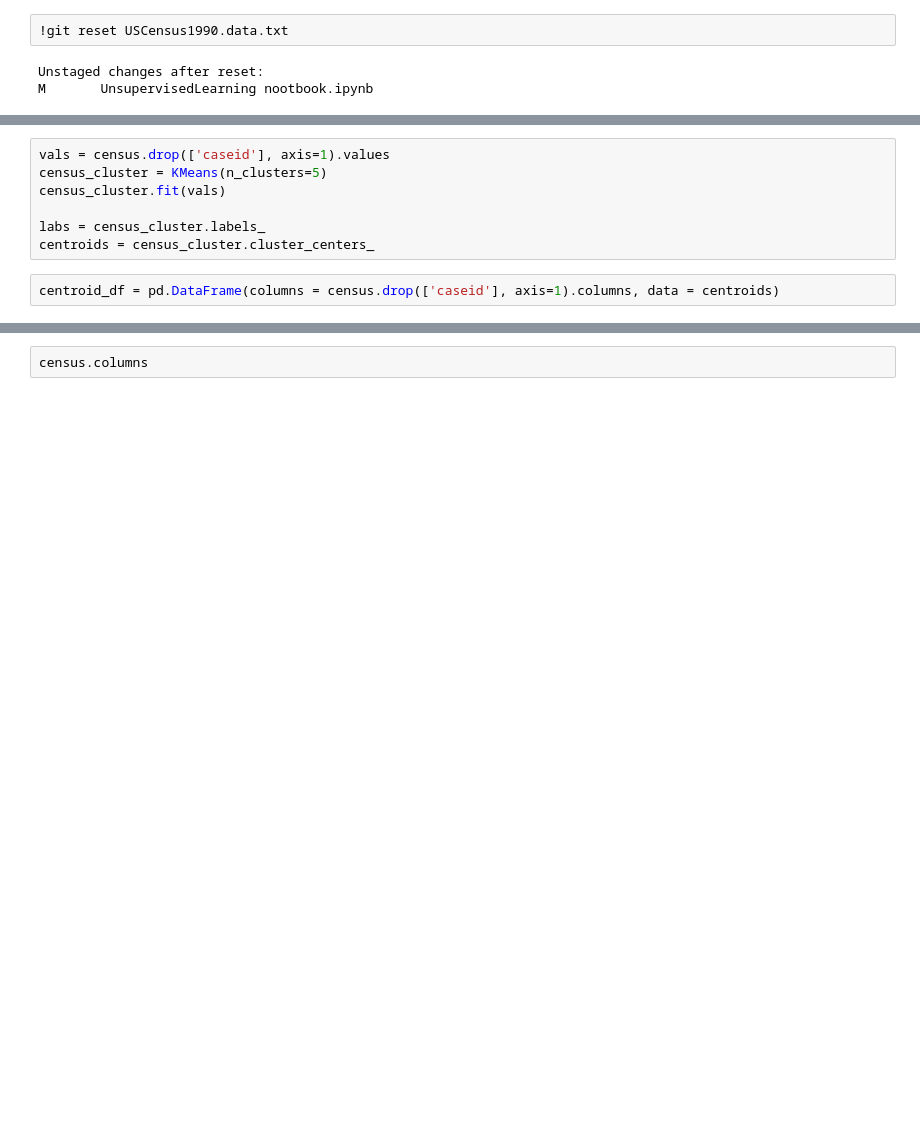
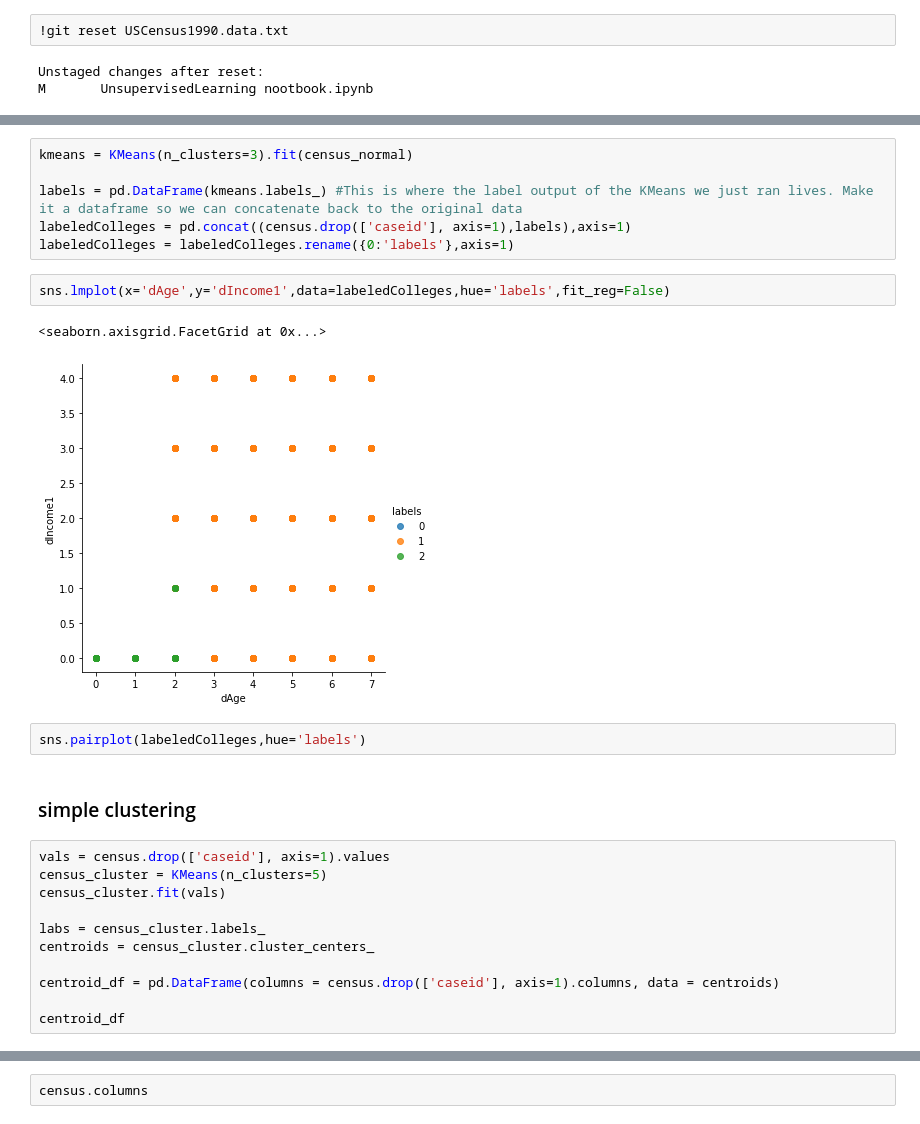
Before and after one commit to ItaiShalik/UnsupervisedLearning, a Jupyter notebook: UnsupervisedLearning nootbook.ipynb, the cells around one changed output, grey strips where cells are left out. Drawn from its saved outputs; the diff is of its cells as text; blank space fills up the shorter version.

```diff
--- a/UnsupervisedLearning nootbook.ipynb
+++ b/UnsupervisedLearning nootbook.ipynb
@@ -134,3 +163,18 @@ census.describe()
+# %%
+kmeans = KMeans(n_clusters=3).fit(census_normal)
+
+labels = pd.DataFrame(kmeans.labels_) #This is where the label output of the KMeans we just ran lives. Make it a dataframe so we can concatenate back to the original data
+labeledColleges = pd.concat((census.drop(['caseid'], axis=1),labels),axis=1)
+labeledColleges = labeledColleges.rename({0:'labels'},axis=1)
+# %%
+sns.lmplot(x='dAge',y='dIncome1',data=labeledColleges,hue='labels',fit_reg=False)
+# %% [output]
+<seaborn.axisgrid.FacetGrid at 0x...>
+[figure, added]
+# %%
+sns.pairplot(labeledColleges,hue='labels')
+# %% [markdown]
+### simple clustering
 # %%
 vals = census.drop(['caseid'], axis=1).values
 census_cluster = KMeans(n_clusters=5)
@@ -138,5 +182,7 @@ census_cluster.fit(vals)
 
 labs = census_cluster.labels_
 centroids = census_cluster.cluster_centers_
+
+centroid_df = pd.DataFrame(columns = census.drop(['caseid'], axis=1).columns, data = centroids)
+
+centroid_df
-# %%
-centroid_df = pd.DataFrame(columns = census.drop(['caseid'], axis=1).columns, data = centroids)
```
Also changed, not shown: parts of 19 cells of this notebook.
